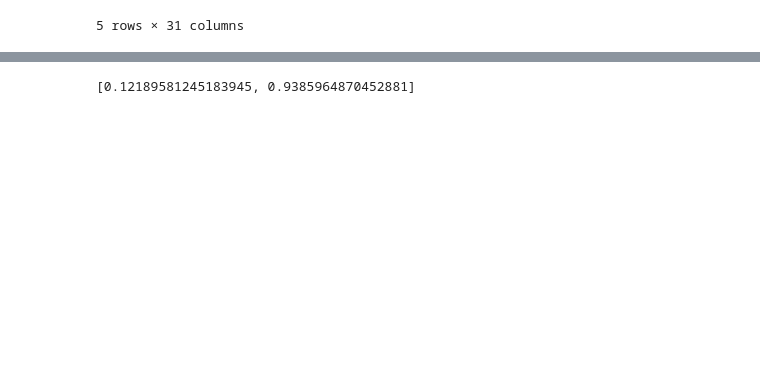
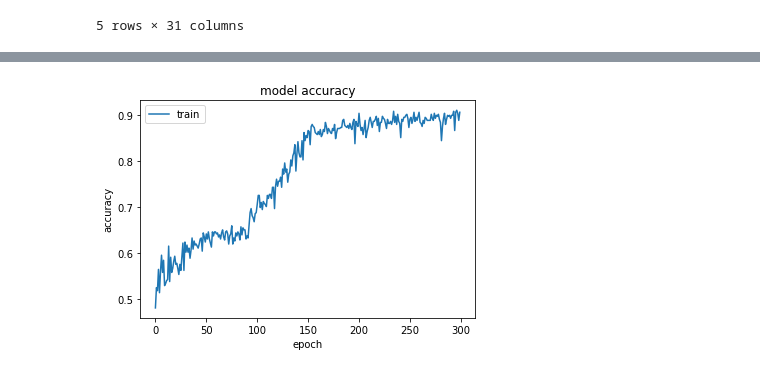
Before and after one commit to MauricioIGC/PrediccionCancer_RedesNeuronales, a Jupyter notebook: RedNeuronal.ipynb, the cells around one changed output, grey strips where cells are left out. Saved outputs shown, nothing was run; the diff lists cells and outputs as text; code cells hidden in the pictures; blank space fills up the shorter version.

```diff
--- a/RedNeuronal.ipynb
+++ b/RedNeuronal.ipynb
@@ -82,4 +101,11 @@ _________________________________________________________________
 # %%
+#Graficamos el accuracy
+plt.plot(model.history.history['accuracy'])
+plt.title('model accuracy')
+plt.ylabel('accuracy')
+plt.xlabel('epoch')
+plt.legend(['train', 'test'], loc='upper left')
+plt.show()
 #Evaluamos la red con los datos de test
-model.evaluate(X_test, Y_test)
+#model.evaluate(X_test, Y_test)
 # %% [output]
@@ -87,4 +112,4 @@ model.evaluate(X_test, Y_test)
-[0.12189581245183945, 0.9385964870452881]
+[figure, added]
 # %%
 #Vemos qué tan bueno es el modelo haciendo round a los valores predichos
 predictions = model.predict(X_test)
```
Also changed, not shown: parts of 13 cells of this notebook.
